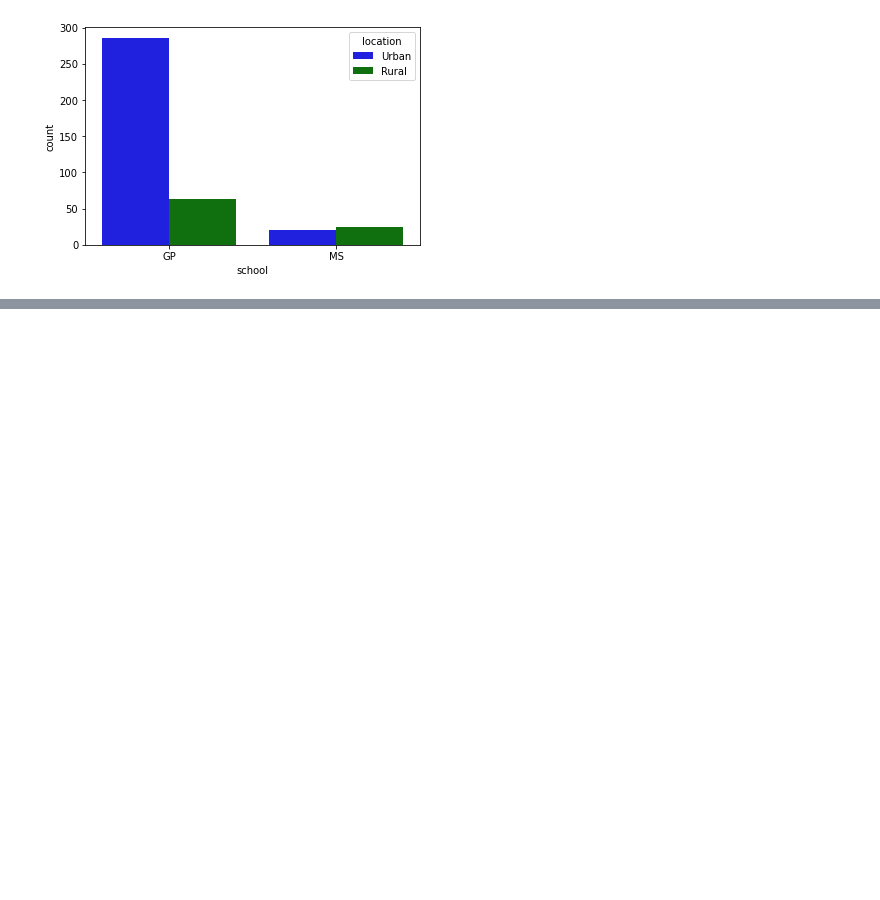
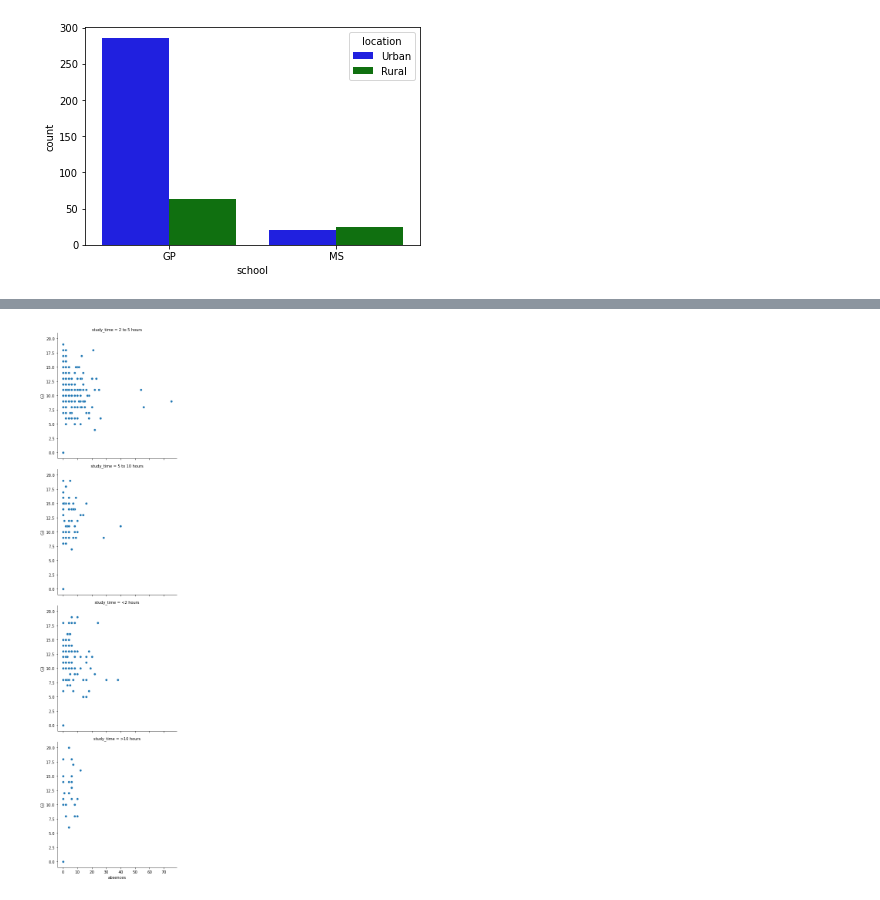
Before and after one commit to marcusandrev/DataCamp-Data-Scientist-with-Python-Career-Track, a Jupyter notebook: 9.Intro-to-Data-Visualization-with-Seaborn/IDVS-Chapter-1-2.ipynb, the cells around one changed output, grey strips where cells are left out. Saved outputs shown, nothing was run; the diff lists cells and outputs as text; code cells hidden in the pictures; blank space fills up the shorter version.

```diff
--- a/9.Intro-to-Data-Visualization-with-Seaborn/IDVS-Chapter-1-2.ipynb
+++ b/9.Intro-to-Data-Visualization-with-Seaborn/IDVS-Chapter-1-2.ipynb
@@ -189,0 +213,10 @@ plt.show()
+# %%
+# Change this scatter plot to arrange the plots in rows instead of columns
+sns.relplot(x="absences", y="G3",
+            data=student_data,
+            kind="scatter",
+            row="study_time");
+
+# Because these subplots had a large range of x values, it's easier to read them arranged in rows instead of columns
+# %% [output]
+[figure, added]
```
Also changed, not shown: parts of 16 cells of this notebook, 1 other file.
